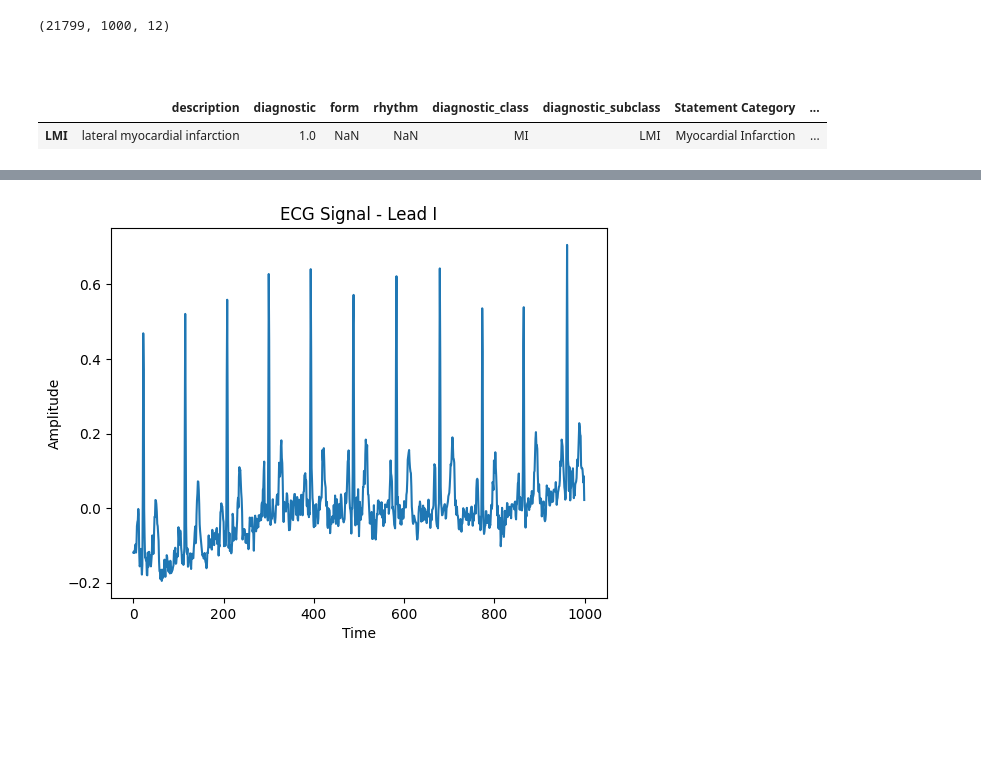
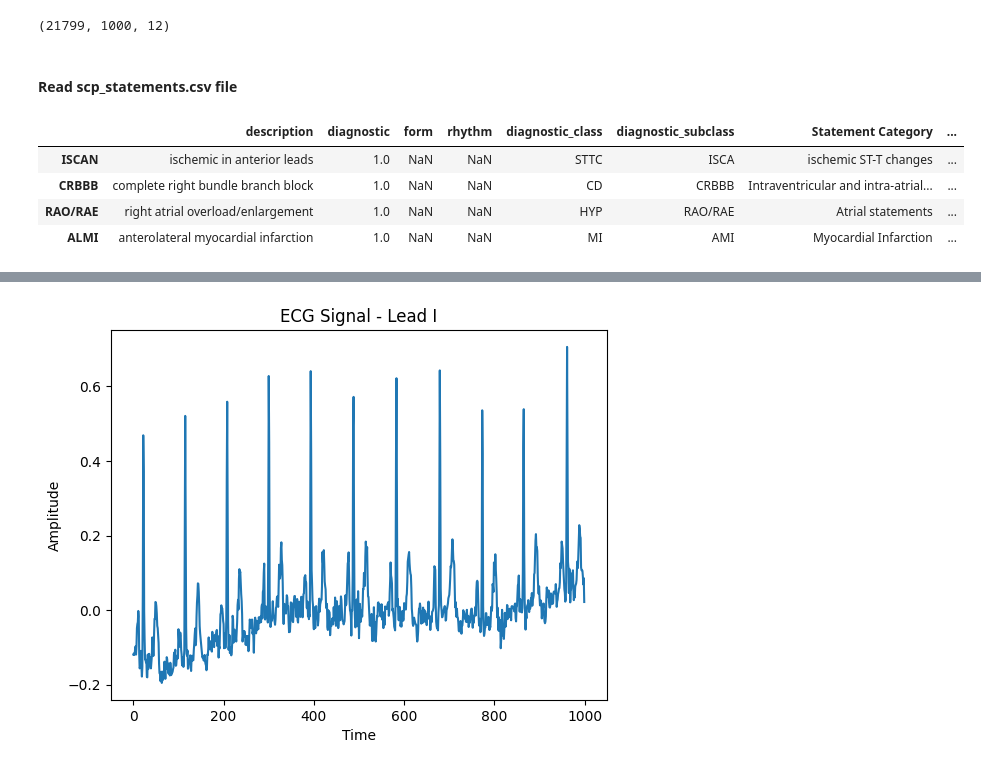
Before and after one commit to Biswajit704497/Quick_Lab, a Jupyter notebook: backend/nootbook/ecg.ipynb, the cells around one changed output, grey strips where cells are left out. Cells and saved outputs as stored; diff of their text form; code cells hidden in the pictures; blank space fills up the shorter version.

```diff
--- a/backend/nootbook/ecg.ipynb
+++ b/backend/nootbook/ecg.ipynb
@@ -71,13 +73,16 @@ X = load_ecg(df, path)
 print(X.shape)
 # %% [output]
 (21799, 1000, 12)
-# %% [markdown]
-#### <b></b>
+# %% [markdown]
+#### <b>Read scp_statements.csv file</b>
 # %%
 agg_df = pd.read_csv(path + "scp_statements.csv", index_col=0)
 agg_df = agg_df[agg_df.diagnostic == 1]
 # %%
-agg_df.sample()
+agg_df.sample(4)
 # %% [output]
 |  | description | diagnostic | form | rhythm | diagnostic_class | diagnostic_subclass | Statement Category | ... |
-| LMI | lateral myocardial infarction | 1.0 | NaN | NaN | MI | LMI | Myocardial Infarction | ... |
+| ISCAN | ischemic in anterior leads | 1.0 | NaN | NaN | STTC | ISCA | ischemic ST-T changes | ... |
+| CRBBB | complete right bundle branch block | 1.0 | NaN | NaN | CD | CRBBB | Intraventricular and intra-atrial... | ... |
+| RAO/RAE | right atrial overload/enlargement | 1.0 | NaN | NaN | HYP | RAO/RAE | Atrial statements | ... |
+| ALMI | anterolateral myocardial infarction | 1.0 | NaN | NaN | MI | AMI | Myocardial Infarction | ... |
```
Also changed, not shown: parts of 33 cells of this notebook.
